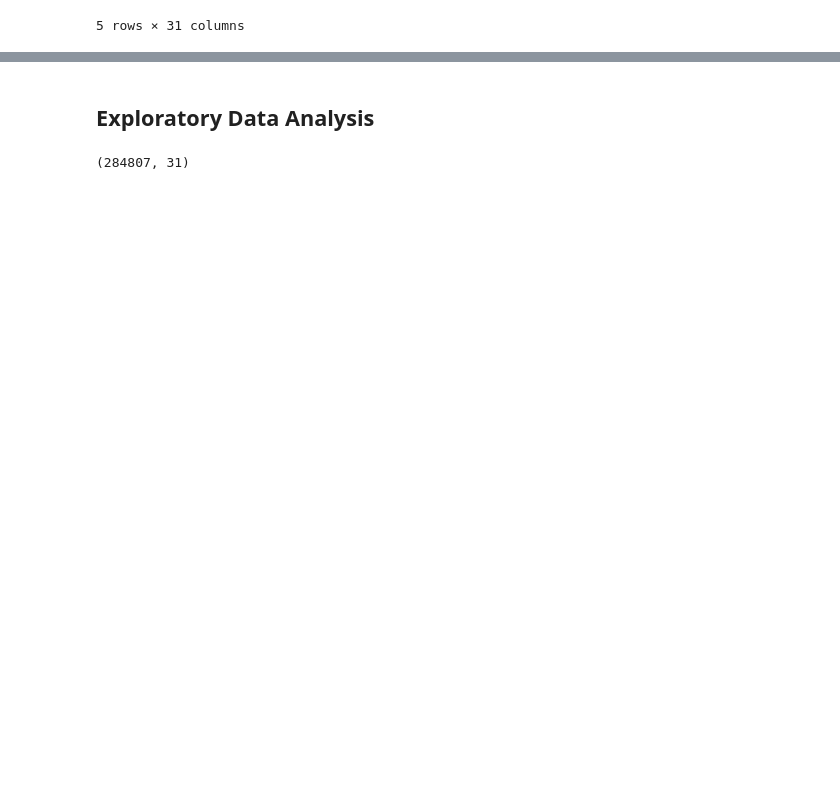
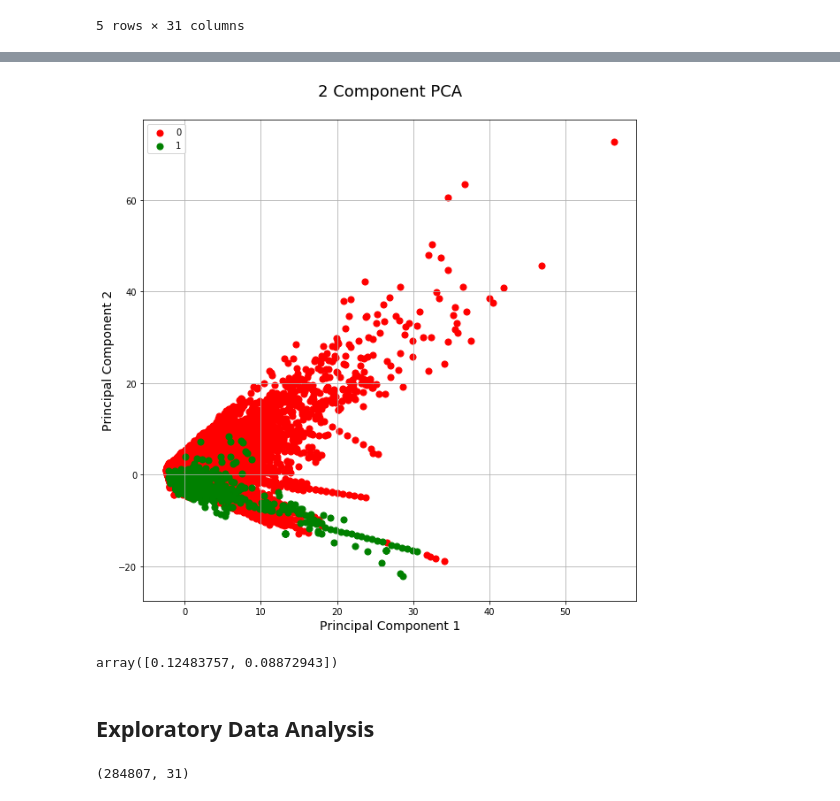
Before and after one commit to bukhbayar/capstone-finance, a Jupyter notebook: notebooks/1.0-credit-card-fraud.ipynb, the cells around one changed output, grey strips where cells are left out. Cells and saved outputs as stored; diff of their text form; code cells hidden in the pictures; blank space fills up the shorter version.

```diff
--- a/notebooks/1.0-credit-card-fraud.ipynb
+++ b/notebooks/1.0-credit-card-fraud.ipynb
@@ -90,0 +112,3 @@ df.head()
+# %%
+features = df.iloc[:,1:29].columns
+x = df.loc[:, features].values
@@ -91,3 +138,26 @@ df.head()
+# %%
+fig = plt.figure(figsize = (10,10))
+ax = fig.add_subplot(1,1,1)
+ax.set_xlabel('Principal Component 1', fontsize = 14)
+ax.set_ylabel('Principal Component 2', fontsize = 14)
+ax.set_title('2 Component PCA\n', fontsize = 18)
+
+targets = [0, 1]
+colors = ['r', 'g']
+for target, color in zip(targets, colors):
+    indicesToKeep = finalDf['Class'] == target
+    ax.scatter(finalDf.loc[indicesToKeep, 'principal component 1']
+               , finalDf.loc[indicesToKeep, 'principal component 2']
+               , c = color
+               , s = 50)
+ax.legend(targets)
+ax.grid()
+# %% [output]
+[figure, added]
+# %%
+pca.explained_variance_ratio_
+# %% [output]
+array([0.12483757, 0.08872943])
 # %% [markdown]
 ## Exploratory Data Analysis
 # %%
```
Also changed, not shown: parts of 68 cells of this notebook, 1 other file.
